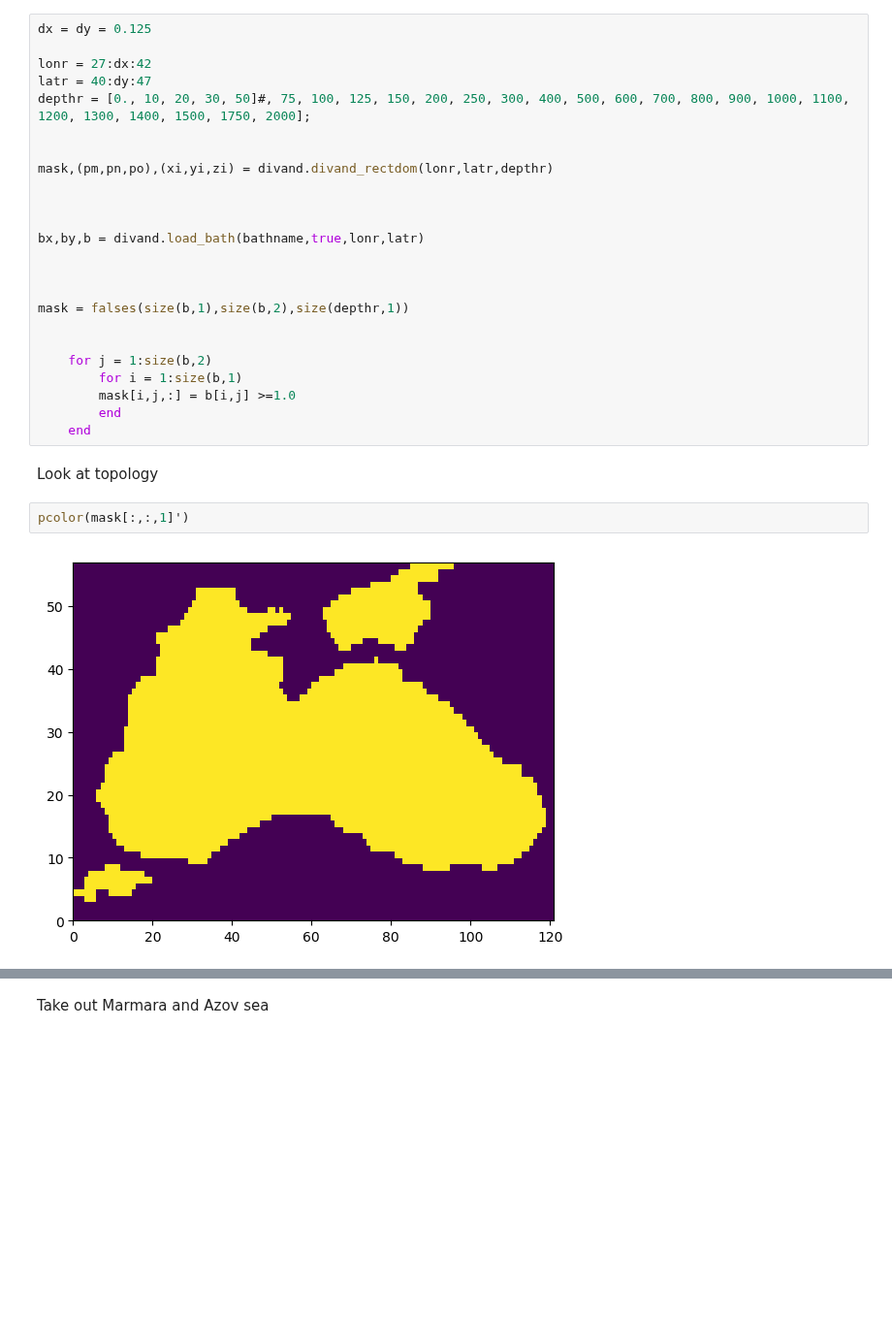
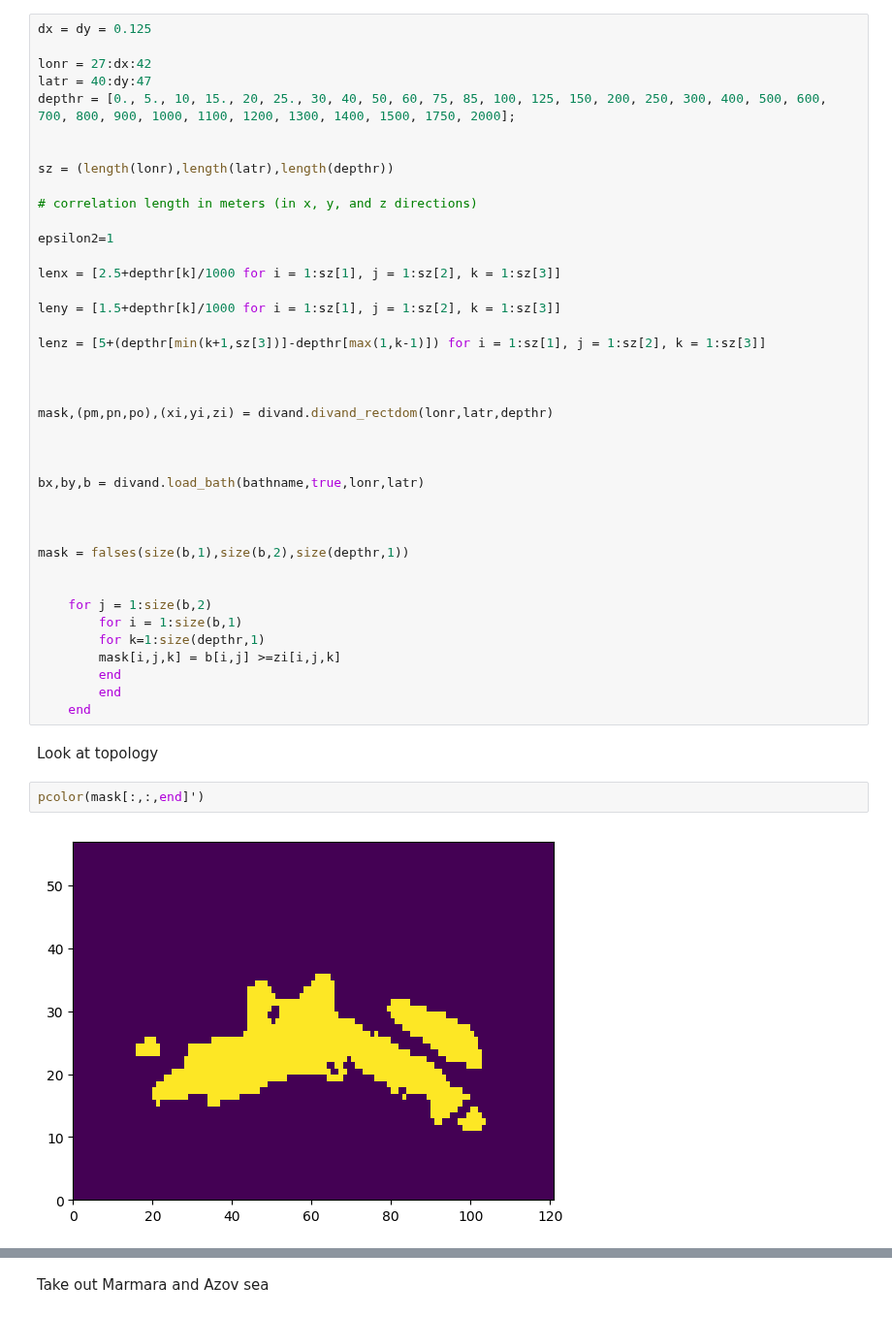
Before and after one commit to gher-uliege/Diva-Workshops, a Jupyter notebook: notebooks/Advanced-topics/BigBlackSea.ipynb, the cells around one changed output, grey strips where cells are left out. Shown at 97% size. Saved outputs shown, nothing was run; the diff lists cells and outputs as text; blank space fills up the shorter version.

```diff
--- a/notebooks/Advanced-topics/BigBlackSea.ipynb
+++ b/notebooks/Advanced-topics/BigBlackSea.ipynb
@@ -31,7 +32,21 @@ dx = dy = 0.125
 
 lonr = 27:dx:42
 latr = 40:dy:47
-depthr = [0., 10, 20, 30, 50]#, 75, 100, 125, 150, 200, 250, 300, 400, 500, 600, 700, 800, 900, 1000, 1100, 1200, 1300, 1400, 1500, 1750, 2000];
+depthr = [0., 5., 10, 15., 20, 25., 30, 40, 50, 60, 75, 85, 100, 125, 150, 200, 250, 300, 400, 500, 600, 700, 800, 900, 1000, 1100, 1200, 1300, 1400, 1500, 1750, 2000];
+
+
+sz = (length(lonr),length(latr),length(depthr))
+
+# correlation length in meters (in x, y, and z directions)
+
+epsilon2=1
+
+lenx = [2.5+depthr[k]/1000 for i = 1:sz[1], j = 1:sz[2], k = 1:sz[3]]
+
+leny = [1.5+depthr[k]/1000 for i = 1:sz[1], j = 1:sz[2], k = 1:sz[3]]
+
+lenz = [5+(depthr[min(k+1,sz[3])]-depthr[max(1,k-1)]) for i = 1:sz[1], j = 1:sz[2], k = 1:sz[3]]
+
 
 
 mask,(pm,pn,po),(xi,yi,zi) = divand.divand_rectdom(lonr,latr,depthr)
@@ -47,15 +62,17 @@ mask = falses(size(b,1),size(b,2),size(depthr,1))
 
     for j = 1:size(b,2)
         for i = 1:size(b,1)
-        mask[i,j,:] = b[i,j] >=1.0
+        for k=1:size(depthr,1)
+        mask[i,j,k] = b[i,j] >=zi[i,j,k]
+        end
         end
     end
 # %% [markdown]
 Look at topology
 # %%
-pcolor(mask[:,:,1]')
+pcolor(mask[:,:,end]')
 # %% [output]
-[figure, old version]
+[figure, new version]
 PyObject <matplotlib.collections.PolyCollection object at 0x...>
 # %% [markdown]
 Take out Marmara and Azov sea
```
Also changed, not shown: parts of 42 cells of this notebook, 1 other file.
